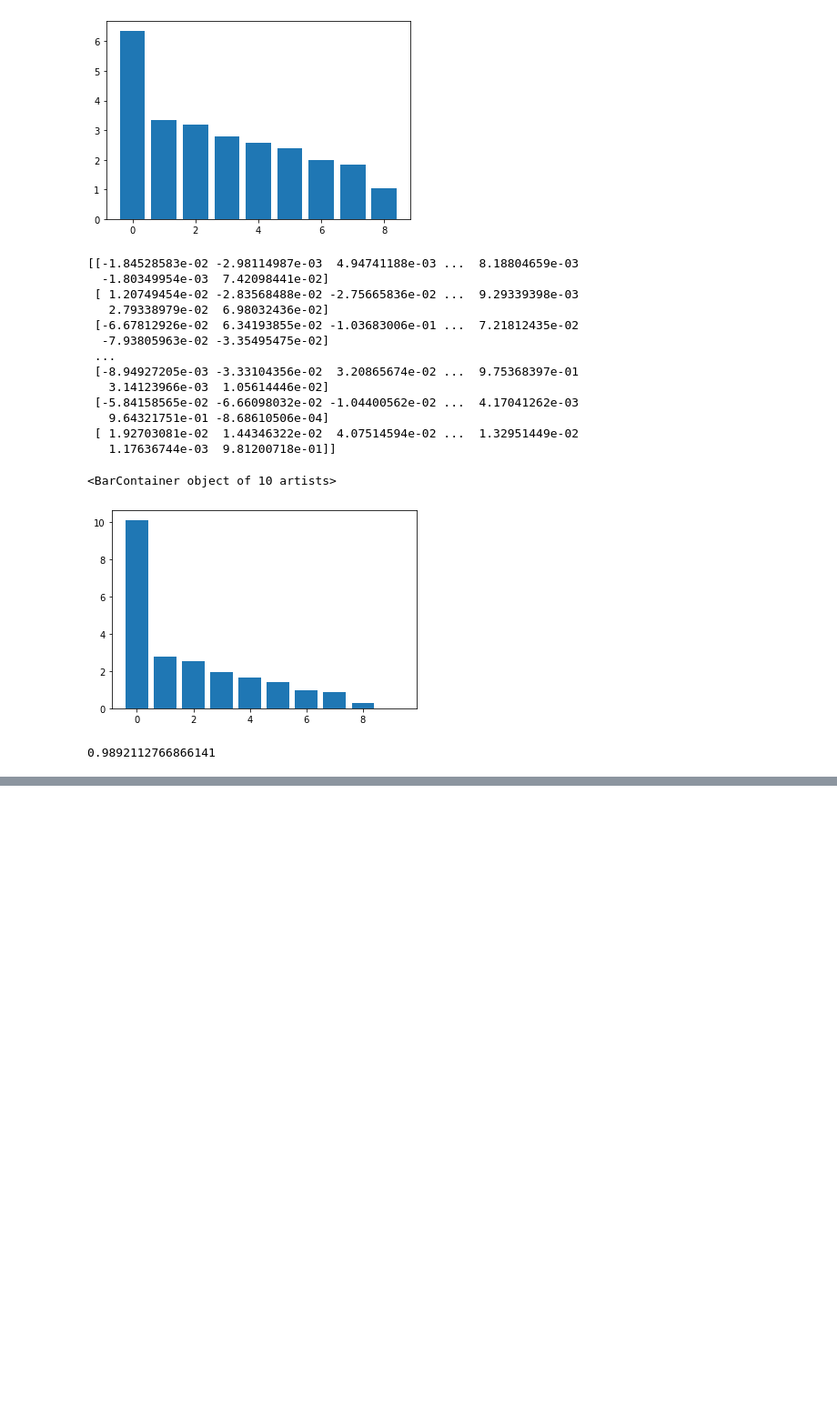
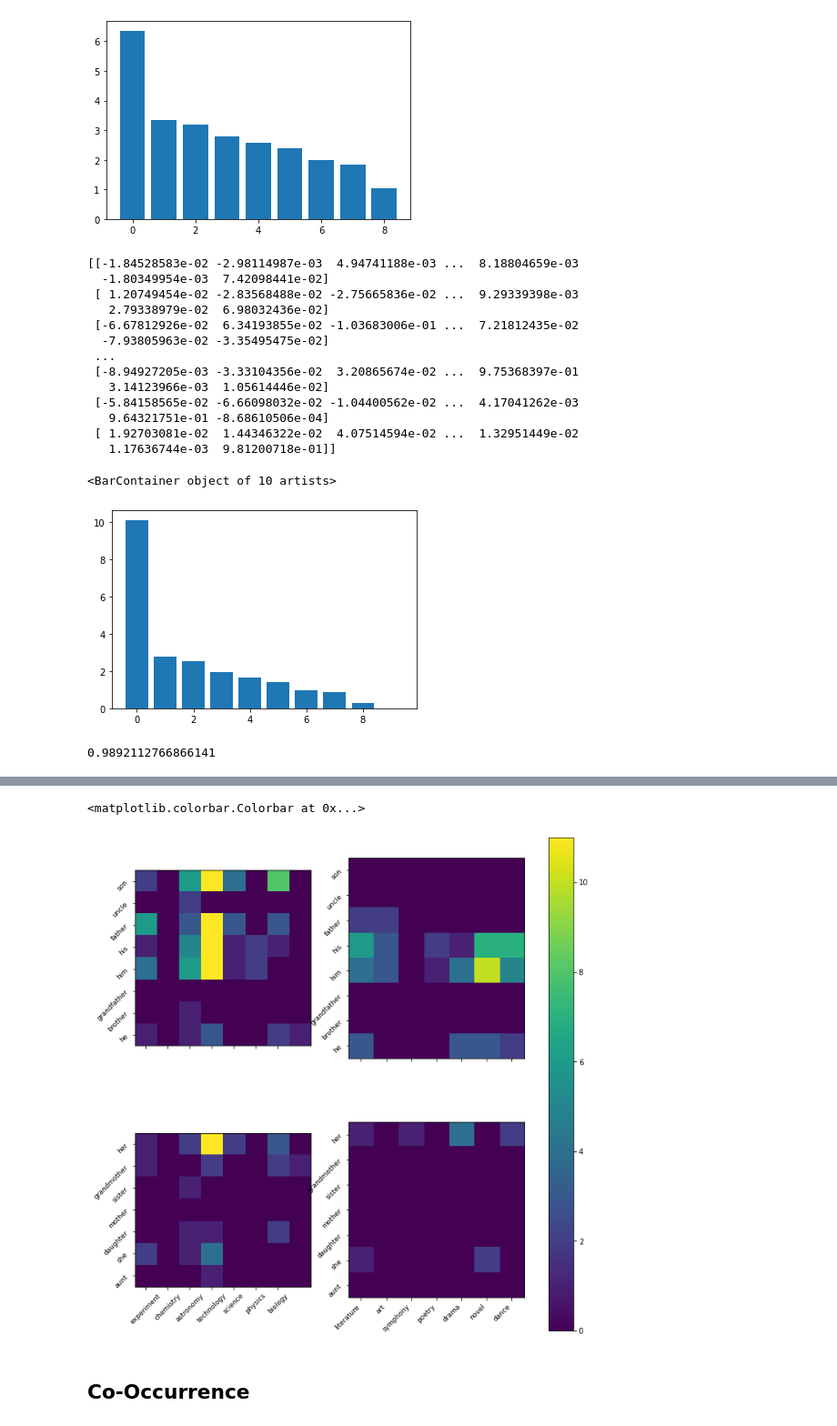
Before and after one commit to ed-w-lee/cpae-bias, a Jupyter notebook: notebooks/Bias exploration.ipynb, the cells around one changed output, grey strips where cells are left out. Shown: that part at 91% size. Cells and saved outputs as stored; diff of their text form; code cells hidden in the pictures; blank space fills up the shorter version.

```diff
--- a/notebooks/Bias exploration.ipynb
+++ b/notebooks/Bias exploration.ipynb
@@ -173,0 +282,4 @@ print(distance.cosine(U[0], cpae_embeds['she'] - cpae_embeds['he']))
+# %%
+sm = conn_matrix(word_lists['science'], word_lists['m2'])
+sm = pd.DataFrame.from_dict(sm)
+sm
@@ -173,0 +296,4 @@ print(distance.cosine(U[0], cpae_embeds['she'] - cpae_embeds['he']))
+# %%
+sf = conn_matrix(word_lists['science'], word_lists['f2'])
+sf = pd.DataFrame.from_dict(sf)
+sf
@@ -173,0 +309,4 @@ print(distance.cosine(U[0], cpae_embeds['she'] - cpae_embeds['he']))
+# %%
+am2 = conn_matrix(word_lists['a2'], word_lists['m2'])
+am2 = pd.DataFrame.from_dict(a2m)
+am2
@@ -173,0 +323,4 @@ print(distance.cosine(U[0], cpae_embeds['she'] - cpae_embeds['he']))
+# %%
+af2 = conn_matrix(word_lists['a2'], word_lists['f2'])
+af2 = pd.DataFrame.from_dict(a2f)
+af2
@@ -173,0 +380,46 @@ print(distance.cosine(U[0], cpae_embeds['she'] - cpae_embeds['he']))
+# %%
+smallest = 0
+largest1 = max(sm.to_numpy().max(), sf.to_numpy().max(), am2.to_numpy().max(), af2.to_numpy().max())
+norm1 = matplotlib.colors.Normalize(vmin=smallest, vmax=largest1)
+fig, ((ax1, ax2), (ax3, ax4)) = plt.subplots(figsize=(10,10), nrows=2, ncols=2)
+
+ax1.get_shared_x_axes().join(ax1, ax3)
+ax1.set_xticks(np.arange(len(word_lists['science'])))
+ax1.set_xticklabels([])
+ax1.set_yticks(np.arange(len(word_lists['m2'])))
+ax1.set_yticklabels(word_lists['m2'], rotation=45, fontsize=9)
+
+ax3.set_xticks(np.arange(len(word_lists['science'])))
+ax3.set_xticklabels(word_lists['science'], rotation=45, fontsize=9)
+ax3.set_yticks(np.arange(len(word_lists['f2'])))
+ax3.set_yticklabels(word_lists['f2'], rotation=45, fontsize=9)
+
+
+ax2.get_shared_x_axes().join(ax2, ax4)
+ax2.set_xticks(np.arange(len(word_lists['a2'])))
+ax2.set_xticklabels([])
+ax2.set_yticks(np.arange(len(word_lists['m2'])))
+ax2.set_yticklabels(word_lists['m2'], rotation=45, fontsize=9)
+
+ax4.set_xticks(np.arange(len(word_lists['a2'])))
+ax4.set_xticklabels(word_lists['a2'], rotation=45, fontsize=9, ha='right')
+ax4.set_yticks(np.arange(len(word_lists['f2'])))
+ax4.set_yticklabels(word_lists['f2'], rotation=45, fontsize=9)
+
+pos = ax1.imshow(mm, norm=norm1)
+# fig.colorbar(pos, ax=ax1)
+pos = ax3.imshow(mf, norm=norm1)
+pos = ax2.imshow(am2, norm=norm1)
+# fig.colorbar(pos, ax=ax1)
+pos = ax4.imshow(af2, norm=norm1)
+
+fig.subplots_adjust(wspace=0.01, hspace=0.01)
+
+fig.tight_layout()
+
+fig.colorbar(pos, ax=[ax1, ax2, ax3, ax4])
+# %% [output]
+<matplotlib.colorbar.Colorbar at 0x...>
+[figure, added]
+# %% [markdown]
+## Co-Occurrence
```
Also changed, not shown: parts of 19 cells of this notebook, 4 other files.
